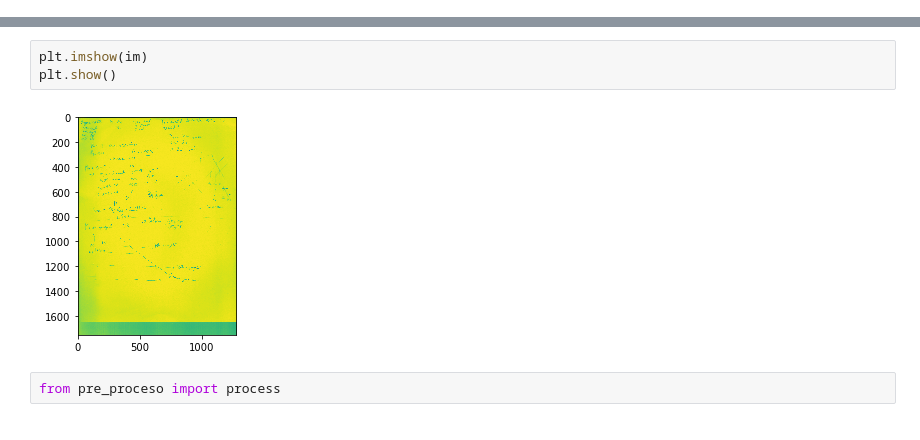
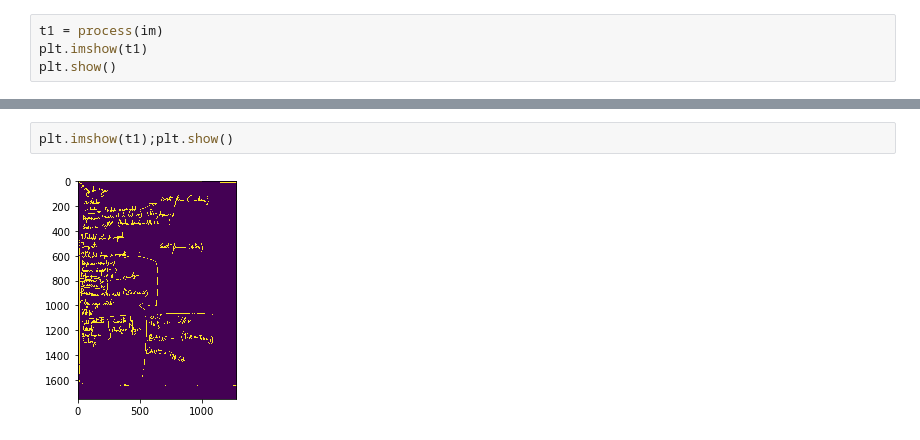
Before and after one commit to aferral/Proyecto-indexa-apuntes, a Jupyter notebook: Pruebas de filtro binarizacion.ipynb, the cells around one changed output, grey strips where cells are left out. Cells and saved outputs as stored; diff of their text form.

```diff
--- a/Pruebas de filtro binarizacion.ipynb
+++ b/Pruebas de filtro binarizacion.ipynb
@@ -128,0 +18,4 @@ plt.show()
+# %%
+t1 = process(im)
+plt.imshow(t1)
+plt.show()
@@ -129,7 +95,4 @@ plt.show()
 # %%
-plt.imshow(im)
-plt.show()
+plt.imshow(t1);plt.show()
 # %% [output]
-[figure, old version]
+[figure, new version]
-# %%
-from pre_proceso import process
```
Also changed, not shown: parts of 20 cells of this notebook, 3 other files.
